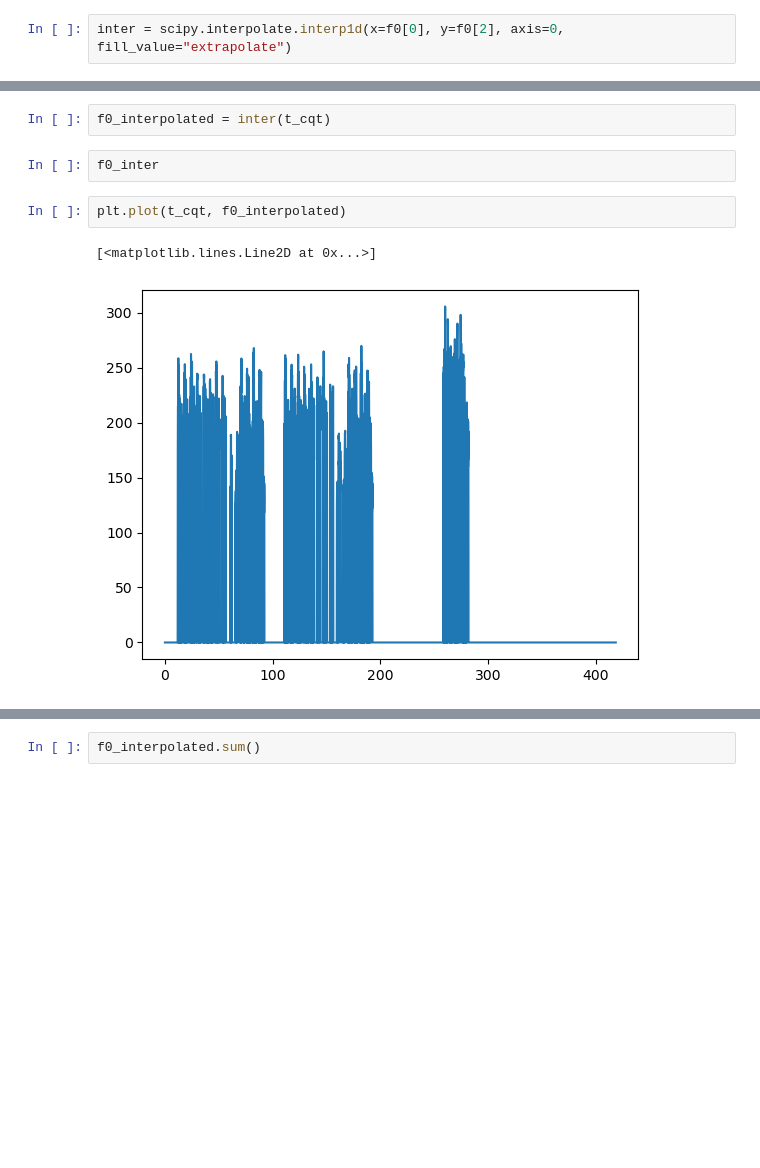
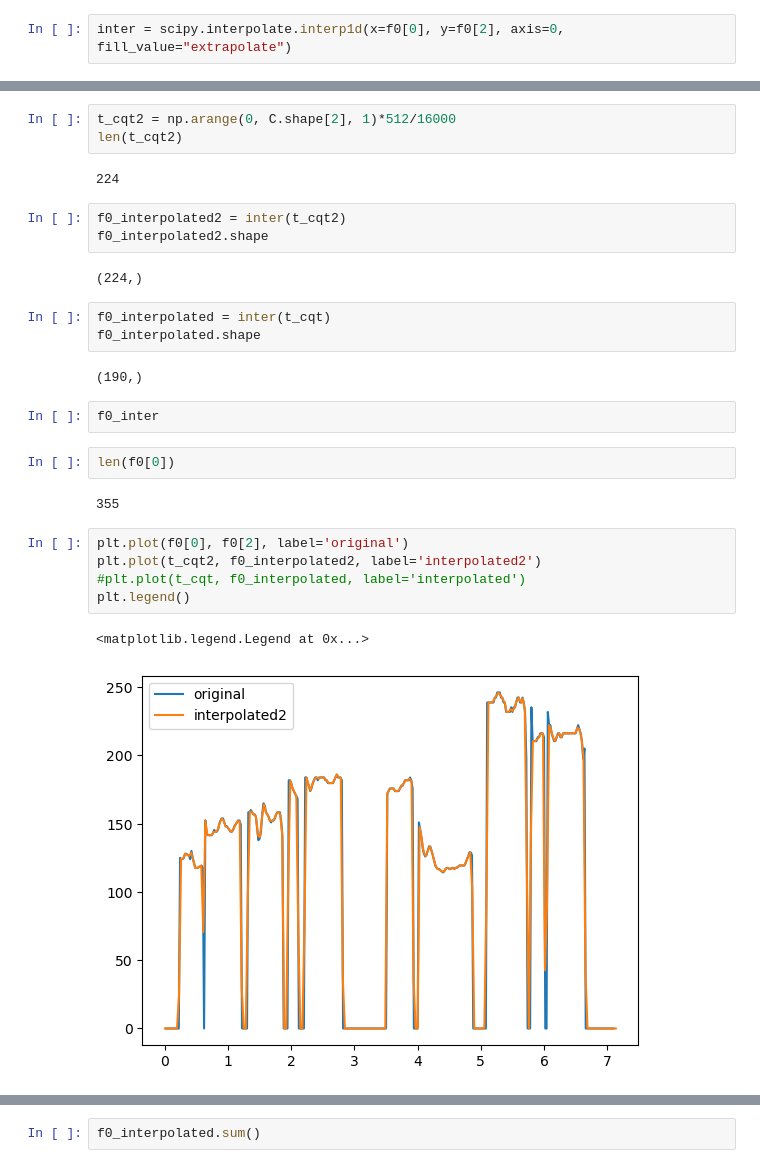
Before and after one commit to jeet-ss/Mini_SPICE, a Jupyter notebook: experiments.ipynb, the cells around one changed output, grey strips where cells are left out. Saved outputs shown, nothing was run; the diff lists cells and outputs as text; blank space fills up the shorter version.

```diff
--- a/experiments.ipynb
+++ b/experiments.ipynb
@@ -168,9 +187,29 @@ t_cqt = np.arange(0, C.shape[1], 1)*512/16000
+# %%
+t_cqt2 = np.arange(0, C.shape[2], 1)*512/16000
+len(t_cqt2)
+# %% [output]
+224
+# %%
+f0_interpolated2 = inter(t_cqt2)
+f0_interpolated2.shape
+# %% [output]
+(224,)
 # %%
 f0_interpolated = inter(t_cqt)
+f0_interpolated.shape
+# %% [output]
+(190,)
 # %%
 f0_inter
-# %%
-plt.plot(t_cqt, f0_interpolated)
-# %% [output]
-[<matplotlib.lines.Line2D at 0x...>]
-[figure, removed]
+# %%
+len(f0[0])
+# %% [output]
+355
+# %%
+plt.plot(f0[0], f0[2], label='original')
+plt.plot(t_cqt2, f0_interpolated2, label='interpolated2')
+#plt.plot(t_cqt, f0_interpolated, label='interpolated')
+plt.legend()
+# %% [output]
+<matplotlib.legend.Legend at 0x...>
+[figure, added]
```
Also changed, not shown: parts of 15 cells of this notebook, 5 other files.
